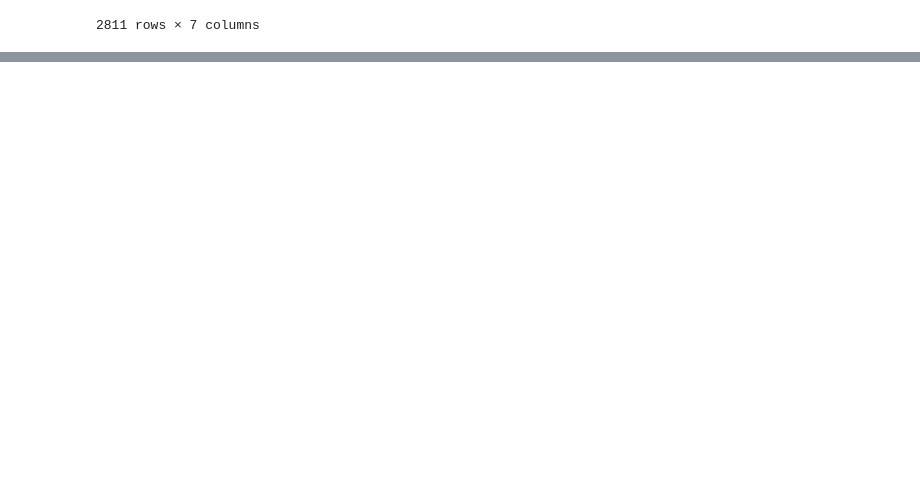
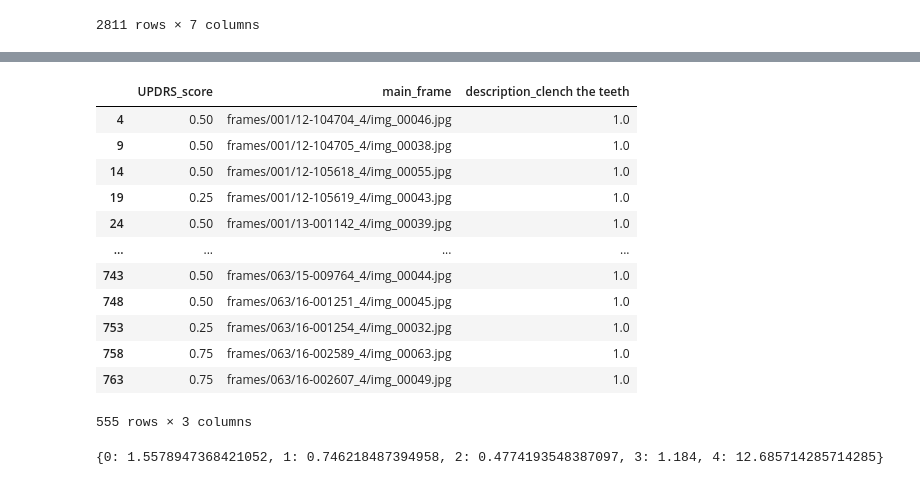
Before and after one commit to idranne/Columbia-DBMI-, a Jupyter notebook: PFED5/conv.ipynb, the cells around one changed output, grey strips where cells are left out. Cells and saved outputs as stored; diff of their text form; code cells hidden in the pictures; blank space fills up the shorter version.

```diff
--- a/PFED5/conv.ipynb
+++ b/PFED5/conv.ipynb
@@ -92,6 +159,22 @@ def load_data(df, base_dir, img_size=(224, 224)):
     X = np.array(images)
     y = np.array(labels, dtype=np.float32)
     return X, y
+# %%
+df
+# %% [output]
+|  | UPDRS_score | main_frame | description_clench the teeth |
+| 4 | 0.50 | frames/001/12-104704_4/img_00046.jpg | 1.0 |
+| 9 | 0.50 | frames/001/12-104705_4/img_00038.jpg | 1.0 |
+| 14 | 0.50 | frames/001/12-105618_4/img_00055.jpg | 1.0 |
+| 19 | 0.25 | frames/001/12-105619_4/img_00043.jpg | 1.0 |
+| 24 | 0.50 | frames/001/13-001142_4/img_00039.jpg | 1.0 |
+| ... | ... | ... | ... |
+| 743 | 0.50 | frames/063/15-009764_4/img_00044.jpg | 1.0 |
+| 748 | 0.50 | frames/063/16-001251_4/img_00045.jpg | 1.0 |
+| 753 | 0.25 | frames/063/16-001254_4/img_00032.jpg | 1.0 |
+| 758 | 0.75 | frames/063/16-002589_4/img_00063.jpg | 1.0 |
+| 763 | 0.75 | frames/063/16-002607_4/img_00049.jpg | 1.0 |
+555 rows × 3 columns
 # %%
 #Splitting dataset
 from sklearn.model_selection import train_test_split
@@ -104 +187,25 @@ X_train, X_test, y_train, y_test = train_test_split(X, y, test_size = 0.3, rando
+# %%
+# Assuming you already split your data into X_train, X_test, y_train, y_test
+
+# Round UPDRS_score back to integer classes for y_train only
+y_train_classes = np.round(y_train[:, 0] * 4).astype(int)
+
+from sklearn.utils import class_weight
+
+# Compute class weights from training labels only
+class_weights = class_weight.compute_class_weight(
+    class_weight='balanced',
+    classes=np.unique(y_train_classes),
+    y=y_train_classes
+)
+
+class_weights_dict = dict(enumerate(class_weights))
+
+
+# Create sample weights array for each sample in y_train
+sample_weights = np.array([class_weights_dict[c] for c in y_train_classes])
+
+print(class_weights_dict)
+# %% [output]
+{0: 1.5578947368421052, 1: 0.746218487394958, 2: 0.4774193548387097, 3: 1.184, 4: 12.685714285714285}
 # %%
```
Also changed, not shown: parts of 21 cells of this notebook, 5 other files.
